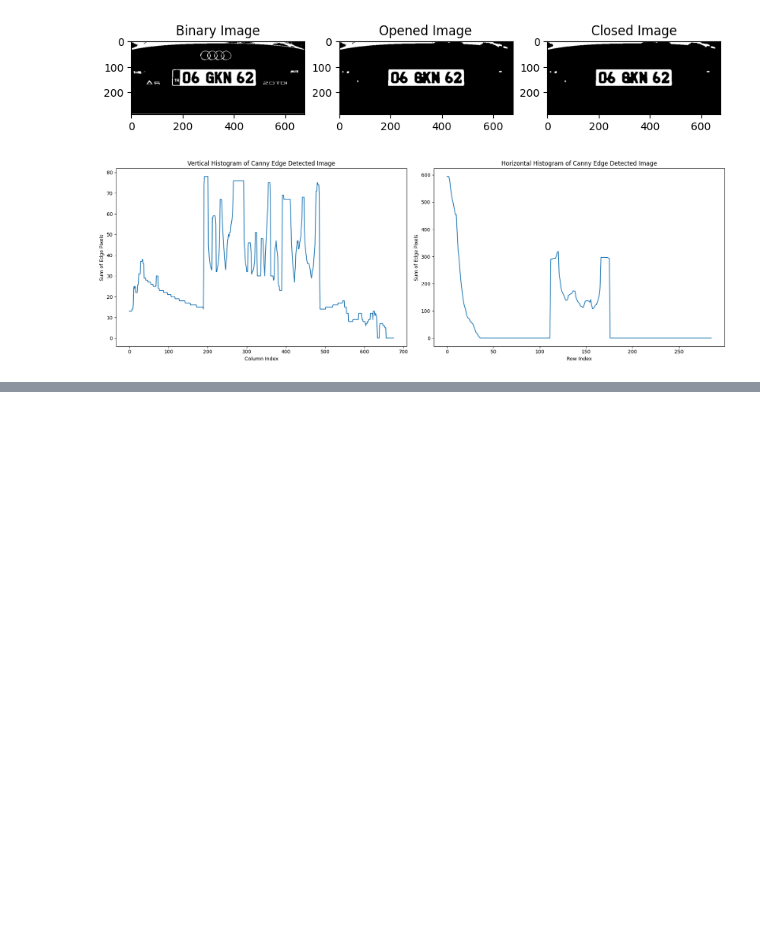
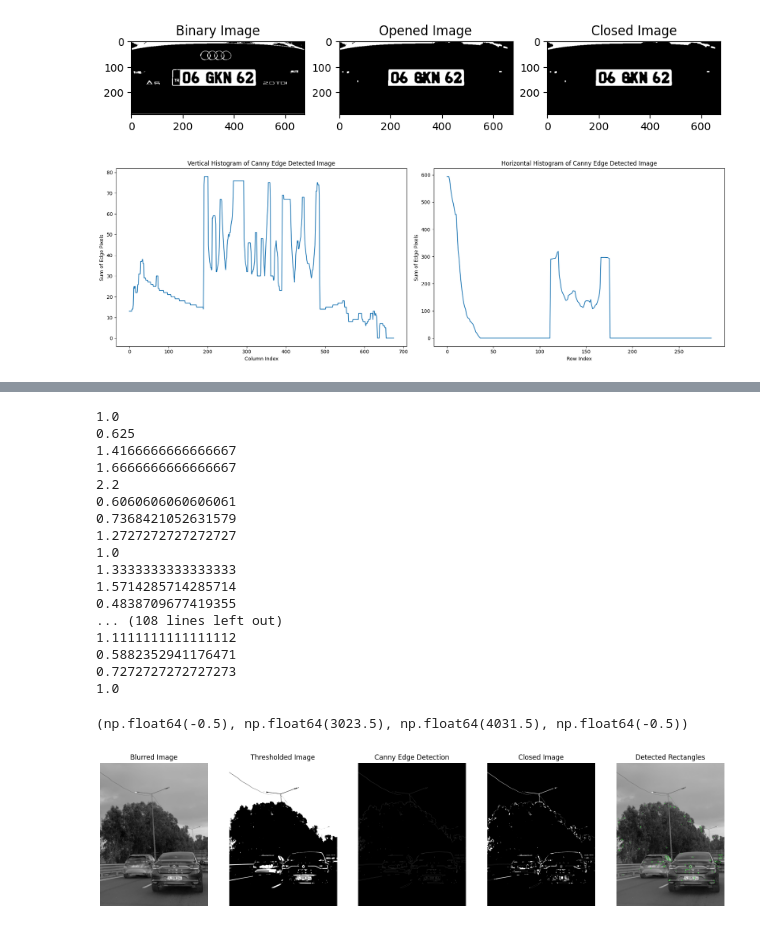
Before and after one commit to beyzanrcam/Image_Processing, a Jupyter notebook: BEYZANUR_CAM_PRJ/main.ipynb, the cells around one changed output, grey strips where cells are left out. Cells and saved outputs as stored; diff of their text form; code cells hidden in the pictures; blank space fills up the shorter version.

```diff
--- a/BEYZANUR_CAM_PRJ/main.ipynb
+++ b/BEYZANUR_CAM_PRJ/main.ipynb
@@ -335,0 +290,79 @@ plt.title('Detected Plate Area')
+# %%
+
+# Step 1: Load the image
+image = cv2.imread('images_gray/train_images/train_hard_2.jpeg')  # Replace "image_path.jpg" with your image file
+gray = cv2.cvtColor(image, cv2.COLOR_BGR2GRAY)  # Convert to grayscale
+
+blurred = cv2.GaussianBlur(gray, (15, 15), 0)  # Apply Gaussian blur
+
+_, binary = cv2.threshold(blurred, 127, 255, cv2.THRESH_BINARY)  # Apply simple thresholding
+
+canny = cv2.Canny(binary, 100, 100)  # Apply Canny edge detection
+
+# Apply morphological closing operation
+kernel = cv2.getStructuringElement(cv2.MORPH_RECT, (15, 15))
+closed_image = cv2.morphologyEx(canny, cv2.MORPH_CLOSE, kernel)
+
+# Step 2: Find contours
+contours, _ = cv2.findContours(canny, cv2.RETR_EXTERNAL, cv2.CHAIN_APPROX_SIMPLE)
+
+# Step 3: Identify and draw rectangles
+for contour in contours:
+    # Approximate the contour
+    epsilon = 0.05 * cv2.arcLength(contour, True)  # Adjust epsilon as needed
+    approx = cv2.approxPolyDP(contour, epsilon, True)
+
+    # Check if the approximated contour has 4 points and is convex
+    if len(approx) == 4 and cv2.isContourConvex(approx):
+        # Optionally, check the aspect ratio to ensure it's a rectangle
+        (x, y, w, h) = cv2.boundingRect(approx)
+        aspect_ratio = float(w) / h
+        print(aspect_ratio)
+#        if 3.2 <= aspect_ratio <= 6:
+        cv2.drawContours(image, [approx], -1, (0, 255, 0), 3)  # Draw the rectangle
+
+plt.figure(figsize=(20, 15))
+plt.subplot(1, 5, 1)
+plt.imshow(blurred, cmap='gray')
+plt.title('Blurred Image')
+plt.axis('off')
+
+plt.subplot(1, 5, 2)
+plt.imshow(binary, cmap='gray')
+plt.title('Thresholded Image')
+plt.axis('off')
+
+plt.subplot(1, 5, 3)
+plt.imshow(canny, cmap='gray')
+plt.title('Canny Edge Detection')
+plt.axis('off')
+
+plt.subplot(1, 5, 4)
+plt.imshow(closed_image, cmap='gray')
+plt.title('Closed Image')
+plt.axis('off')
+
+plt.subplot(1, 5, 5)
+plt.imshow(cv2.cvtColor(image, cv2.COLOR_BGR2RGB))
+plt.title('Detected Rectangles')
+plt.axis('off')
+# %% [output]
+1.0
+0.625
+1.4166666666666667
+1.6666666666666667
+2.2
+0.6060606060606061
+0.7368421052631579
+1.2727272727272727
+1.0
+1.3333333333333333
+1.5714285714285714
+0.4838709677419355
+... (108 lines left out)
+1.1111111111111112
+0.5882352941176471
+0.7272727272727273
+1.0
+(np.float64(-0.5), np.float64(3023.5), np.float64(4031.5), np.float64(-0.5))
+[figure, added]
```
Also changed, not shown: parts of 3 cells of this notebook, 1 other file.
